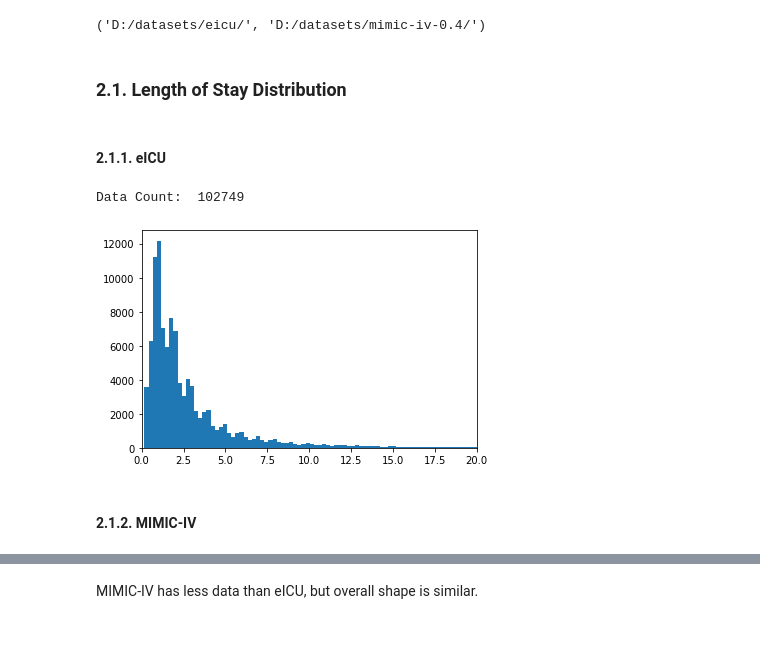
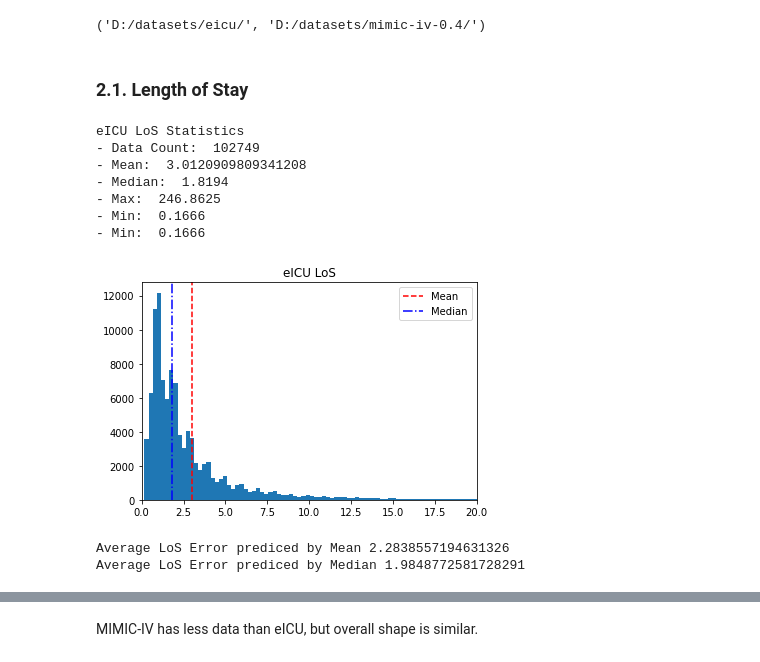
Before and after one commit to SewoongLee/cs598_replication_tpc_los_prediction, a Jupyter notebook: summary_notebook.ipynb, the cells around one changed output, grey strips where cells are left out. Drawn from its saved outputs; the diff is of its cells as text; code cells hidden in the pictures; blank space fills up the shorter version.

```diff
--- a/summary_notebook.ipynb
+++ b/summary_notebook.ipynb
@@ -50,16 +50,51 @@ eICU_path, MIMIC_path
 eicu_reader = eICUReader(eICU_path + 'train', device = device)
 mimic_reader = MIMICReader(MIMIC_path + 'train', device = device)
 # %% [markdown]
-### 2.1. Length of Stay Distribution
+### 2.1. Length of Stay
-# %% [markdown]
-#### 2.1.1. eICU
+# %%
+def plot_hist(arr, name, xlim=None, bins=None):
+    if bins != None:
+        plt.hist(arr, bins=bins)
+    else:
+        plt.hist(arr)
+
+    if xlim != None:
+        plt.xlim(xlim)
+
+    plt.axvline(np.mean(arr), color='r', linestyle='--', label="Mean")
+    plt.axvline(np.median(arr), color='b', linestyle='-.', label="Median")
+
+    print(f"{name} Statistics")
+    print(f"- Data Count: ", len(arr))
+    print(f"- Mean: ", np.mean(arr))
+    print(f"- Median: ", np.median(arr))
+    print(f"- Max: ", np.max(arr))
+    print(f"- Min: ", np.min(arr))
+    print(f"- Min: ", np.min(arr))
+
+    plt.legend()
+    plt.title(name)
+    plt.show()
+# %%
+def plot_los(arr, name, xlim=None):
+
+    plot_hist(arr, name, xlim, 1000)
+
+    arr_mean = np.mean(arr)
+    arr_median = np.median(arr)
+    print("Average LoS Error prediced by Mean", np.mean([abs(v-arr_mean) for v in arr]))
+    print("Average LoS Error prediced by Median", np.mean([abs(v-arr_median) for v in arr]))
+    print()
 # %%
-plt.hist(eicu_reader.labels.actualiculos, bins=1000)
-plt.xlim([0,20])
-print("Data Count: ", len(eicu_reader.labels.actualiculos))
-plt.show()
+plot_los(eicu_reader.labels.actualiculos, "eICU LoS", xlim=[0, 20])
 # %% [output]
-Data Count:  102749
+eICU LoS Statistics
+- Data Count:  102749
+- Mean:  3.0120909809341208
+- Median:  1.8194
+- Max:  246.8625
+- Min:  0.1666
+- Min:  0.1666
-[figure, old version]
+[figure, new version]
+Average LoS Error prediced by Mean 2.2838557194631326
+Average LoS Error prediced by Median 1.9848772581728291
-# %% [markdown]
-#### 2.1.2. MIMIC-IV
```
Also changed, not shown: parts of 69 cells of this notebook.
